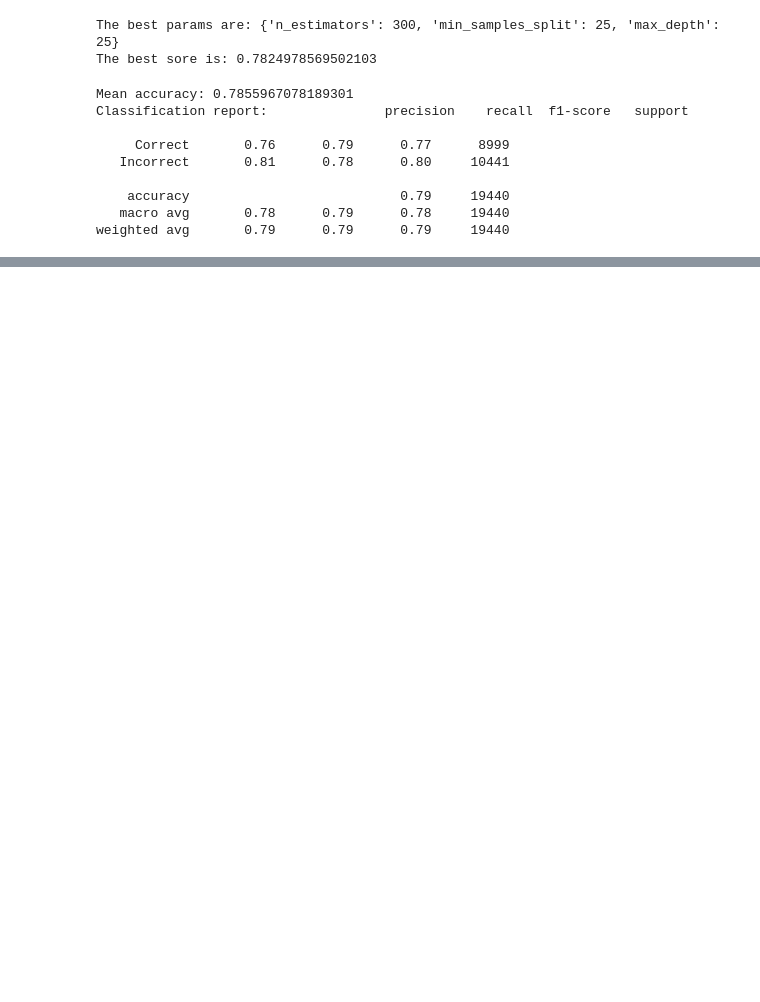
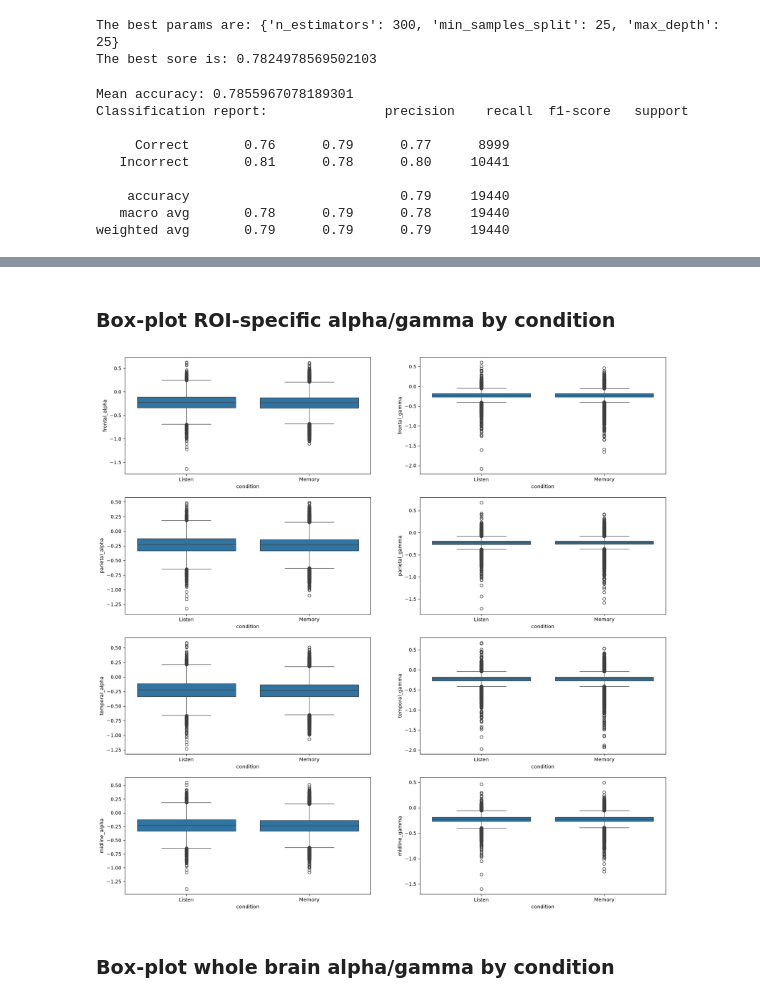
Before and after one commit to atifmmahmud/cognitive-load-biomarkers, a Jupyter notebook: eeg-classifier.ipynb, the cells around one changed output, grey strips where cells are left out. Drawn from its saved outputs; the diff is of its cells as text; code cells hidden in the pictures; blank space fills up the shorter version.

```diff
--- a/eeg-classifier.ipynb
+++ b/eeg-classifier.ipynb
@@ -730,0 +832,17 @@ weighted avg       0.79      0.79      0.79     19440
+# %% [markdown]
+### Box-plot ROI-specific alpha/gamma by condition
+# %%
+waves = ["alpha", "gamma"]
+regions = ["frontal", "parietal", "temporal", "midline"]
+fig, ax = plt.subplots(4, 2, figsize=(20,20))
+
+for row, region in enumerate(regions):
+    for column, wave in enumerate(waves):
+        column_name =f"{region}_{wave}"
+        sns.boxplot(x="condition", y=column_name, ax=ax[row, column], data=df_features_2)
+
+plt.show()
+# %% [output]
+[figure, added]
+# %% [markdown]
+### Box-plot whole brain alpha/gamma by condition
```
Also changed, not shown: parts of 20 cells of this notebook.
